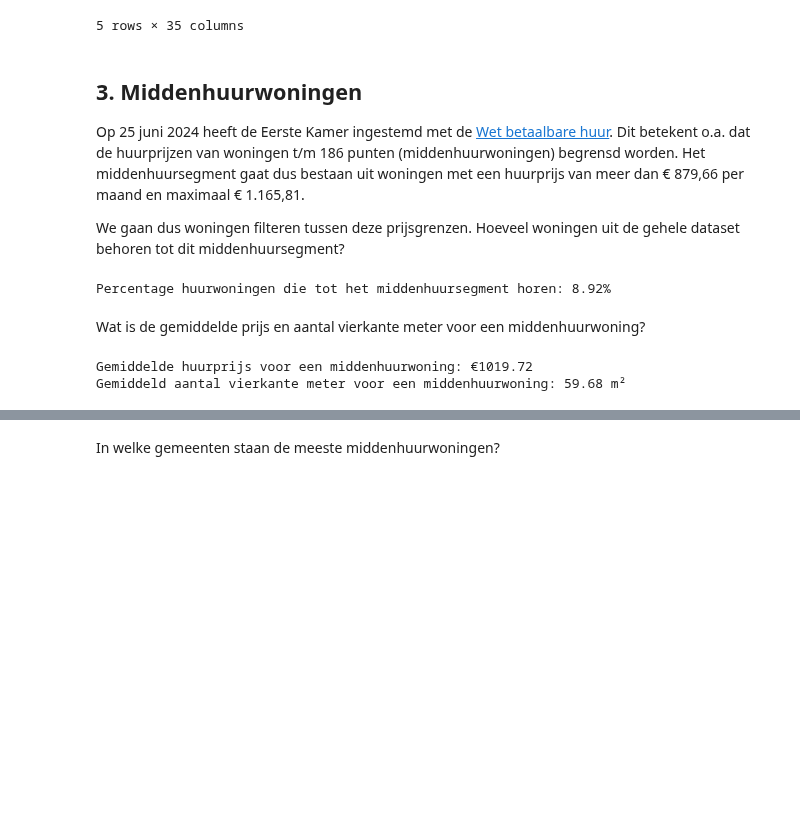
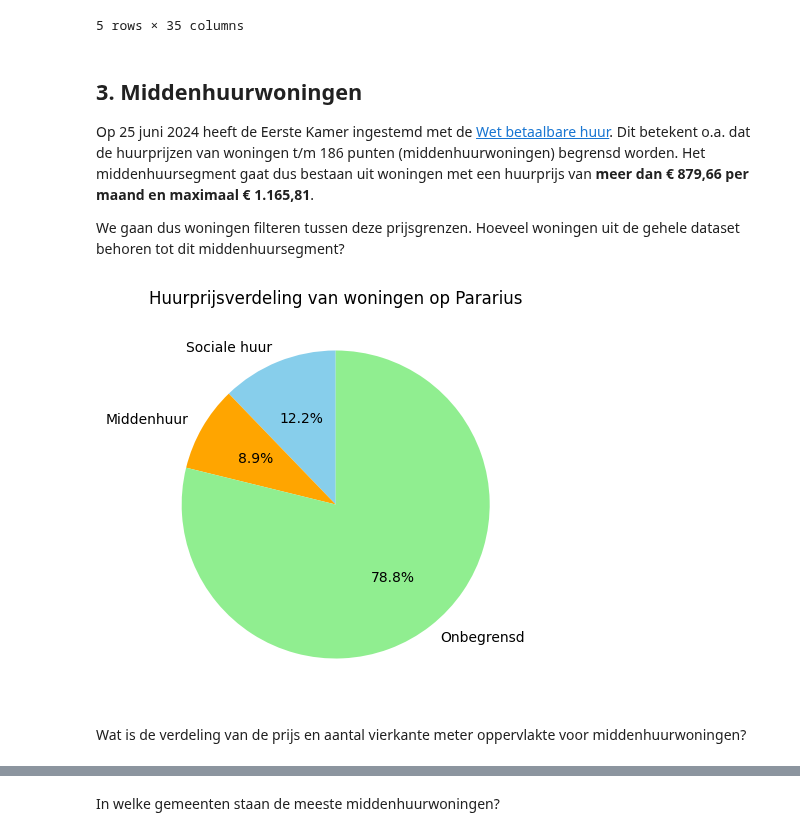
Before and after one commit to gizembrasser/huizenprijzen-volkskrant, a Jupyter notebook: analysis/analysis.ipynb, the cells around one changed output, grey strips where cells are left out. Drawn from its saved outputs; the diff is of its cells as text; code cells hidden in the pictures; blank space fills up the shorter version.

Commit message:
add visuals

```diff
--- a/analysis/analysis.ipynb
+++ b/analysis/analysis.ipynb
@@ -461,30 +461,28 @@ pararius.tail()
 # %% [markdown]
 ## 3. Middenhuurwoningen
 
-Op 25 juni 2024 heeft de Eerste Kamer ingestemd met de [Wet betaalbare huur](https://www.vbk.nl/legalupdate/wet-betaalbare-huur-middenhuur-aangenomen). Dit betekent o.a. dat de huurprijzen van woningen t/m 186 punten (middenhuurwoningen) begrensd worden. Het middenhuursegment gaat dus bestaan uit woningen met een huurprijs van meer dan € 879,66 per maand en maximaal € 1.165,81.
+Op 25 juni 2024 heeft de Eerste Kamer ingestemd met de [Wet betaalbare huur](https://www.vbk.nl/legalupdate/wet-betaalbare-huur-middenhuur-aangenomen). Dit betekent o.a. dat de huurprijzen van woningen t/m 186 punten (middenhuurwoningen) begrensd worden. Het middenhuursegment gaat dus bestaan uit woningen met een huurprijs van **meer dan € 879,66 per maand en maximaal € 1.165,81**.
 
 We gaan dus woningen filteren tussen deze prijsgrenzen. Hoeveel woningen uit de gehele dataset behoren tot dit middenhuursegment?
-# %%
-# Filter het middenhuursegment
-middenhuur = pararius[(pararius['Huurprijs'] > 879.66) & (pararius['Huurprijs'] <= 1165.81)]
-
-rijen = len(pararius)
-middenhuur_rijen = len(middenhuur)
-
-percentage_middenhuur = (middenhuur_rijen / rijen) * 100
-
-print(f"Percentage huurwoningen die tot het middenhuursegment horen: {percentage_middenhuur:.2f}%")
-# %% [output]
-Percentage huurwoningen die tot het middenhuursegment horen: 8.92%
+# %%
+import matplotlib.pyplot as plt
+
+# Filter de huursegmenten
+sociale_huur = pararius[pararius["Huurprijs"] <= 879.66]
+middenhuur = pararius[(pararius['Huurprijs'] > 879.66) & (pararius['Huurprijs'] <= 1165.81)]
+onbegrensd = pararius[pararius["Huurprijs"] > 1165.81]
+
+# Bereken het aantal woningen per segment
+segment_counts = [len(sociale_huur), len(middenhuur), len(onbegrensd)]
+segment_labels = ['Sociale huur', 'Middenhuur', 'Onbegrensd']
+
+# Maak de taartdiagram
+plt.figure(figsize=(5, 5))
+plt.pie(segment_counts, labels=segment_labels, autopct='%1.1f%%', startangle=90, colors=['skyblue', 'orange', 'lightgreen'])
+plt.title("Huurprijsverdeling van woningen op Pararius")
+
+plt.show()
+# %% [output]
+[figure, added]
 # %% [markdown]
-Wat is de gemiddelde prijs en aantal vierkante meter voor een middenhuurwoning?
+Wat is de verdeling van de prijs en aantal vierkante meter oppervlakte voor middenhuurwoningen?
-# %%
-# Bereken de gemiddelden
-gem_huurprijs = middenhuur["Huurprijs"].mean()
-gem_m2 = middenhuur["m2"].mean()
-
-print(f"Gemiddelde huurprijs voor een middenhuurwoning: €{gem_huurprijs:.2f}")
-print(f"Gemiddeld aantal vierkante meter voor een middenhuurwoning: {gem_m2:.2f} m²")
-# %% [output]
-Gemiddelde huurprijs voor een middenhuurwoning: €1019.72
-Gemiddeld aantal vierkante meter voor een middenhuurwoning: 59.68 m²
```
Also changed, not shown: parts of 7 cells of this notebook, 5 other files.
